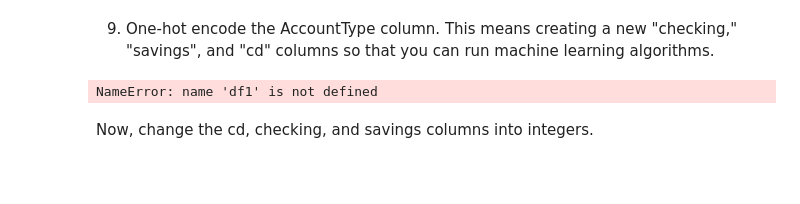
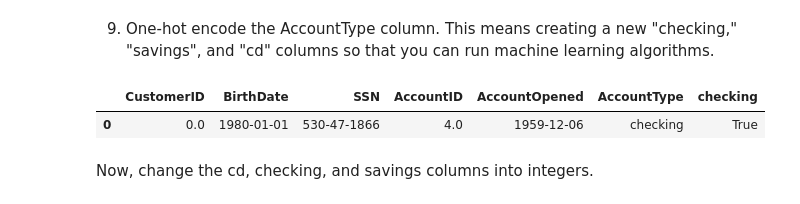
Before and after one commit to oesen-bu/Module-B-semester-2, a Jupyter notebook: OMDS-ModB2-Week1-Esen-Oktay.ipynb, the cells around one changed output. Cells and saved outputs as stored; diff of their text form; code cells hidden in the pictures; blank space fills up the shorter version.

```diff
--- a/OMDS-ModB2-Week1-Esen-Oktay.ipynb
+++ b/OMDS-ModB2-Week1-Esen-Oktay.ipynb
@@ -240,3 +340,21 @@ To remove the duplicates, do this search: "how can I remove the duplicate rows i
 This leads me to the following documentation.
 
 https://pandas.pydata.org/docs/reference/api/pandas.DataFrame.drop_duplicates.html
+# %%
+
+
+duplicate_rows = df_bank_loaded[df_bank_loaded.duplicated()]
+
+# Display duplicate rows
+print("Duplicate rows:", duplicate_rows)
+
+
+# Display row numbers of duplicate rows
+print("\nRow numbers with duplicates:", duplicate_rows.index.tolist())
+
+
+# Remove duplicate rows from the DataFrame
+df_bank_loaded = df_bank_loaded.drop_duplicates()
+
+# Display updated DataFrame shape after removing duplicates
+print("\nNew shape after removing duplicates:", df_bank_loaded.shape)
@@ -283,10 +494,16 @@ Suggested Google search or ChatGPT prompt: "how can I find out the mean, median,
 # %% [markdown]
 9. One-hot encode the AccountType column.  This means creating a new "checking," "savings", and "cd" columns so that you can run machine learning algorithms.
 # %%
-one_hot = pd.get_dummies(df1["AccountType"])
-df2 = df2.join(one_hot)
-df2.iloc[0:5]
+# One-hot encode the AccountType column
+one_hot = pd.get_dummies(df_bank_loaded["AccountType"])
+
+# Join the new columns back onto the main DataFrame
+df_bank_loaded = df_bank_loaded.join(one_hot)
+
+# Show the first 5 rows to verify
+df_bank_loaded.iloc[0:5]
 # %% [output]
-NameError: name 'df1' is not defined
+|  | CustomerID | BirthDate | SSN | AccountID | AccountOpened | AccountType | checking |
+| 0 | 0.0 | 1980-01-01 | 530-47-1866 | 4.0 | 1959-12-06 | checking | True |
 # %% [markdown]
 Now, change the cd, checking, and savings columns into integers.
```
Also changed, not shown: parts of 16 cells of this notebook.
